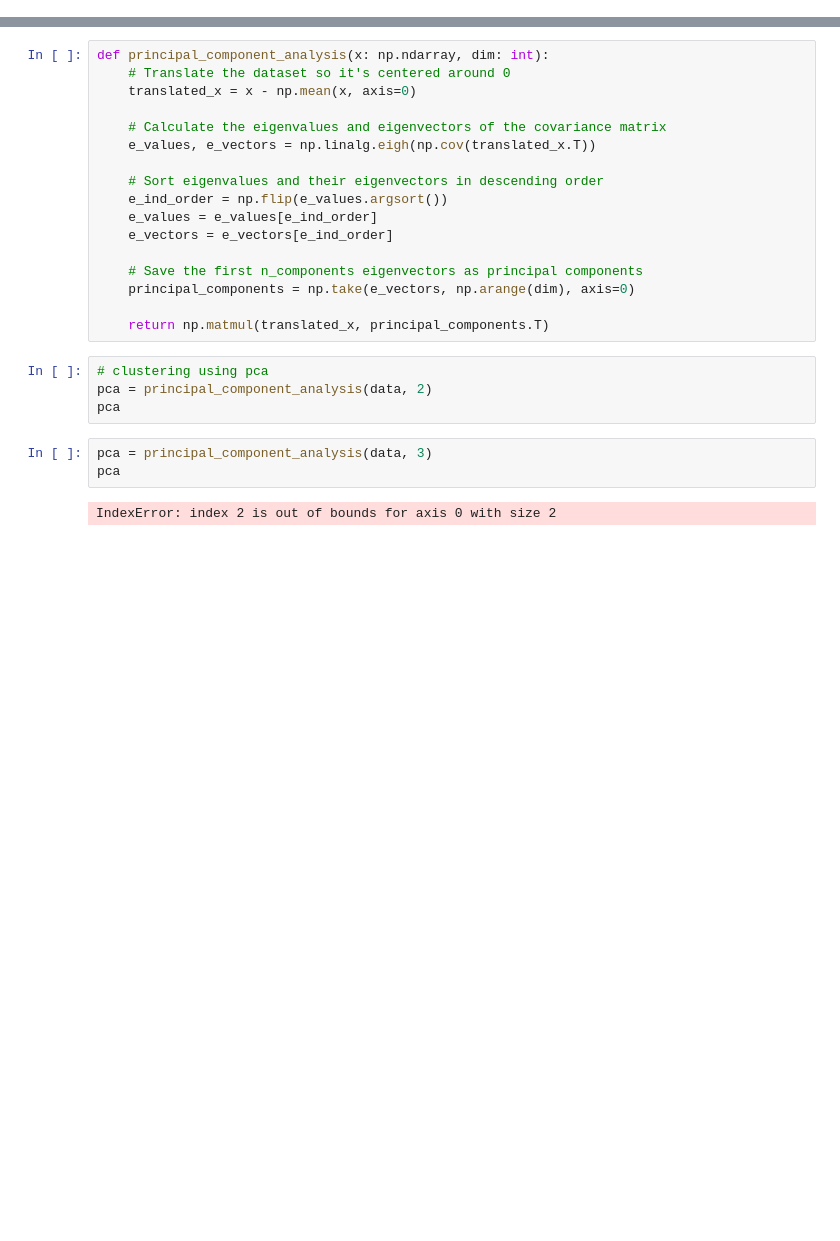
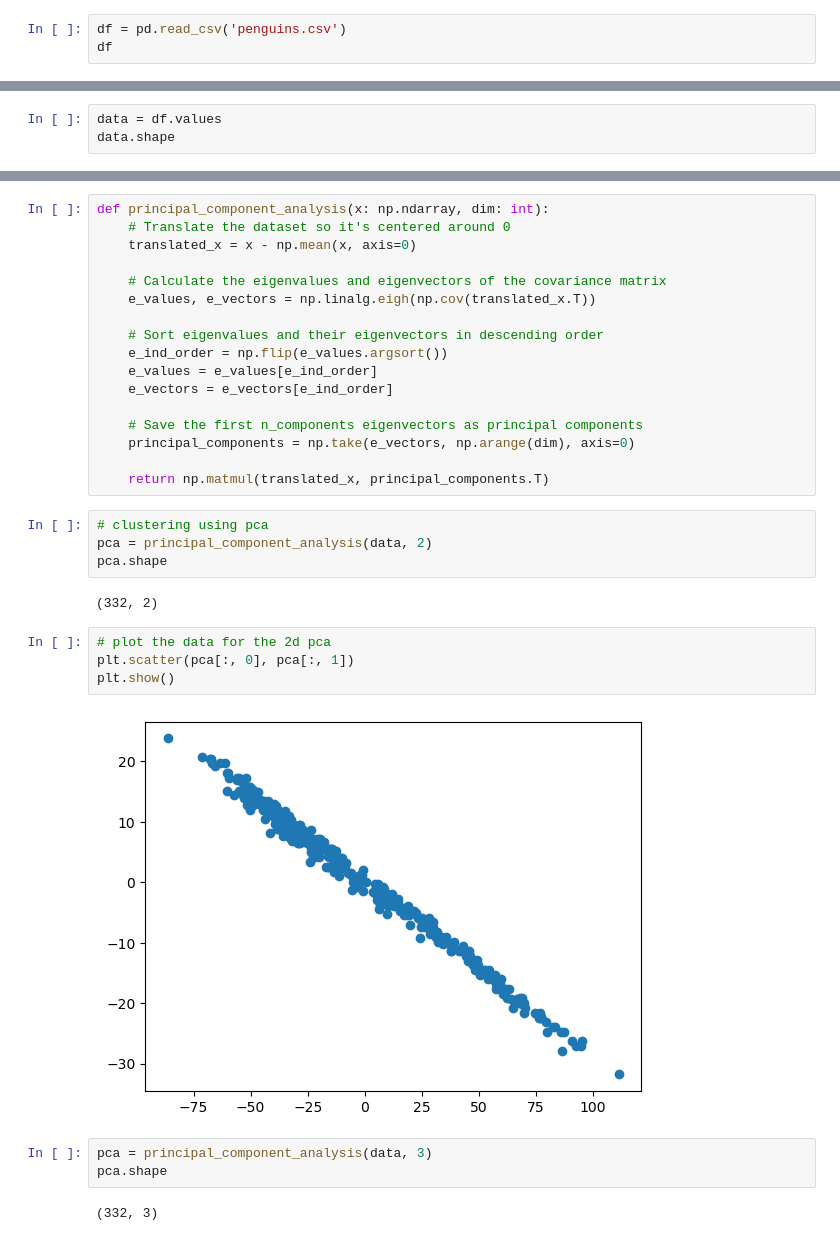
Before and after one commit to Louis-Ian/MachineLearning, a Jupyter notebook: Lista 6/list_06.ipynb, the cells around one changed output, grey strips where cells are left out. Cells and saved outputs as stored; diff of their text form; blank space fills up the shorter version.

```diff
--- a/Lista 6/list_06.ipynb
+++ b/Lista 6/list_06.ipynb
@@ -228,3 +243,6 @@ for i in range(centers_list_m.shape[0]):
 AttributeError: 'list' object has no attribute 'shape'
 # %% [markdown]
 # PCA
+# %%
+df = pd.read_csv('penguins.csv')
+df
@@ -230,0 +263,3 @@ AttributeError: 'list' object has no attribute 'shape'
+# %%
+data = df.values
+data.shape
@@ -248,9 +285,17 @@ def principal_component_analysis(x: np.ndarray, dim: int):
 # %%
 # clustering using pca
 pca = principal_component_analysis(data, 2)
-pca
+pca.shape
+# %% [output]
+(332, 2)
+# %%
+# plot the data for the 2d pca
+plt.scatter(pca[:, 0], pca[:, 1])
+plt.show()
+# %% [output]
+[figure, added]
 # %%
 pca = principal_component_analysis(data, 3)
-pca
+pca.shape
 # %% [output]
-IndexError: index 2 is out of bounds for axis 0 with size 2
+(332, 3)
```
Also changed, not shown: parts of 9 cells of this notebook.
